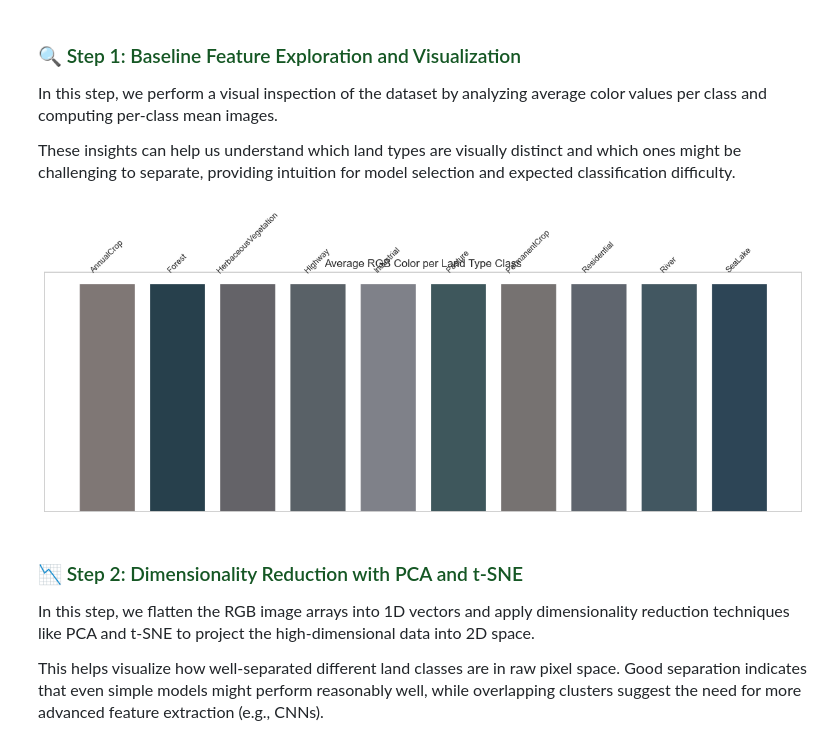
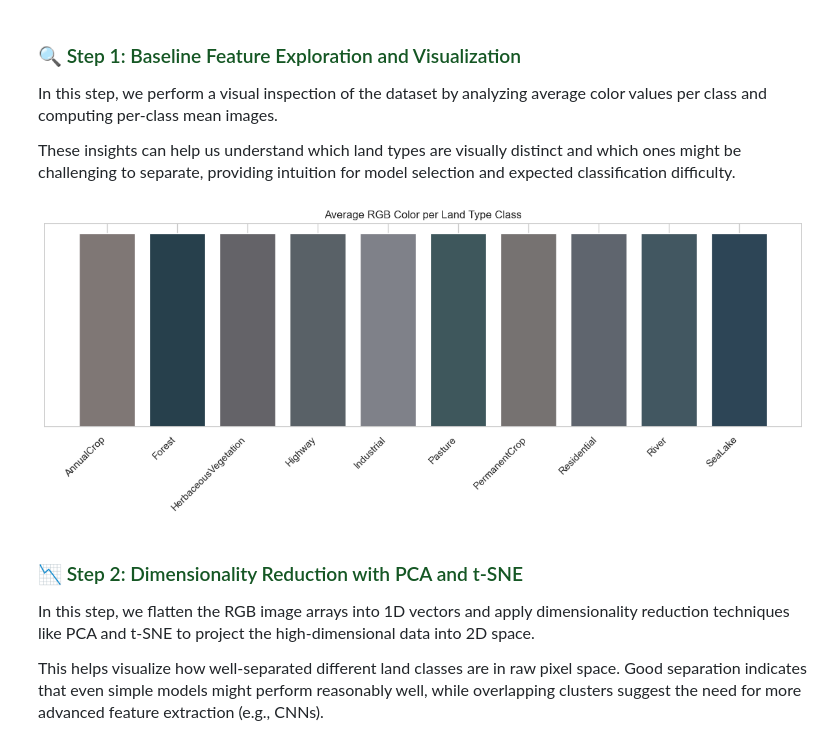
Before and after one commit to Boudy2002/LTC, a Jupyter notebook: main.ipynb, the cells around one changed output. Saved outputs shown, nothing was run; the diff lists cells and outputs as text; code cells hidden in the pictures.

```diff
--- a/main.ipynb
+++ b/main.ipynb
@@ -356,6 +362,9 @@ for class_name in os.listdir(DATASET_DIR):
         for image in image_list:
             src = os.path.join(class_path, image)
             dst = os.path.join(split_class_dir, image)
+            dest_path = Path(dst)
+            if dest_path.exists():
+                continue
             shutil.copy(src, dst)
 
 train_datagen = ImageDataGenerator(
@@ -366,6 +375,7 @@ train_datagen = ImageDataGenerator(
     shear_range=0.2,
     zoom_range=0.2,
     horizontal_flip=True,
+    vertical_flip=True,
     fill_mode='nearest'
 )
 val_test_datagen = ImageDataGenerator(rescale=1./255)
@@ -462,35 +472,38 @@ Test samples: 4050
 # %%
 # Compute average RGB color for each class
 avg_colors = {}
 
 for class_name in class_names:
     class_path = os.path.join(DATASET_DIR, class_name)
     image_files = os.listdir(class_path)
 
     r_vals, g_vals, b_vals = [], [], []
-    for img_file in image_files[:100]:  # Limit to 100 images/class for speed
+    for img_file in image_files[:100]:  # Limit to 100 images per class
         img_path = os.path.join(class_path, img_file)
         img = Image.open(img_path).convert('RGB')
         img_array = np.array(img)
         r_vals.append(np.mean(img_array[:, :, 0]))
         g_vals.append(np.mean(img_array[:, :, 1]))
         b_vals.append(np.mean(img_array[:, :, 2]))
 
     avg_colors[class_name] = (np.mean(r_vals), np.mean(g_vals), np.mean(b_vals))
 
-# Plot average colors
+# Plot average RGB colors with class names below
 plt.figure(figsize=(12, 5))
+bars = []
+
 for i, (class_name, (r, g, b)) in enumerate(avg_colors.items()):
-    plt.bar(i, 1, color=np.array([r, g, b])/255.0)
-    plt.text(i, 1.05, class_name, ha='center', rotation=45, fontsize=9)
+    bar = plt.bar(i, 1, color=np.array([r, g, b]) / 255.0)
+    bars.append(bar)
 
+plt.xticks(ticks=range(len(avg_colors)), labels=avg_colors.keys(), rotation=45, ha='right')
 plt.title('Average RGB Color per Land Type Class')
-plt.xticks([])
+plt.ylabel('')
 plt.yticks([])
 plt.tight_layout()
 plt.show()
 # %% [output]
-[figure, old version]
+[figure, new version]
 # %% [markdown]
 <h3 style="color:#155724; font-family:'Segoe UI', sans-serif'; margin-top:25px;">
   📉 Step 2: Dimensionality Reduction with PCA and t-SNE
```
Also changed, not shown: parts of 22 cells of this notebook.
